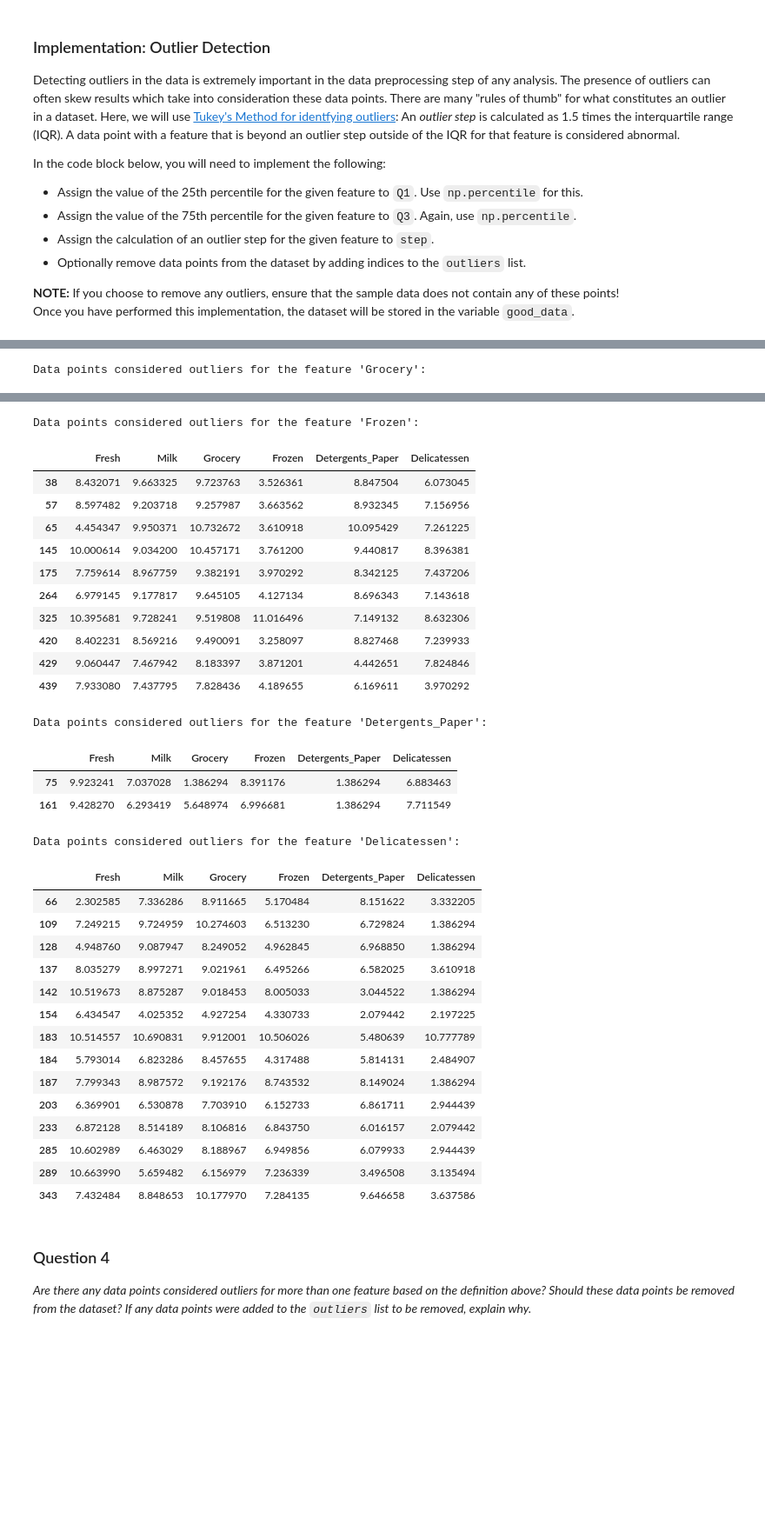
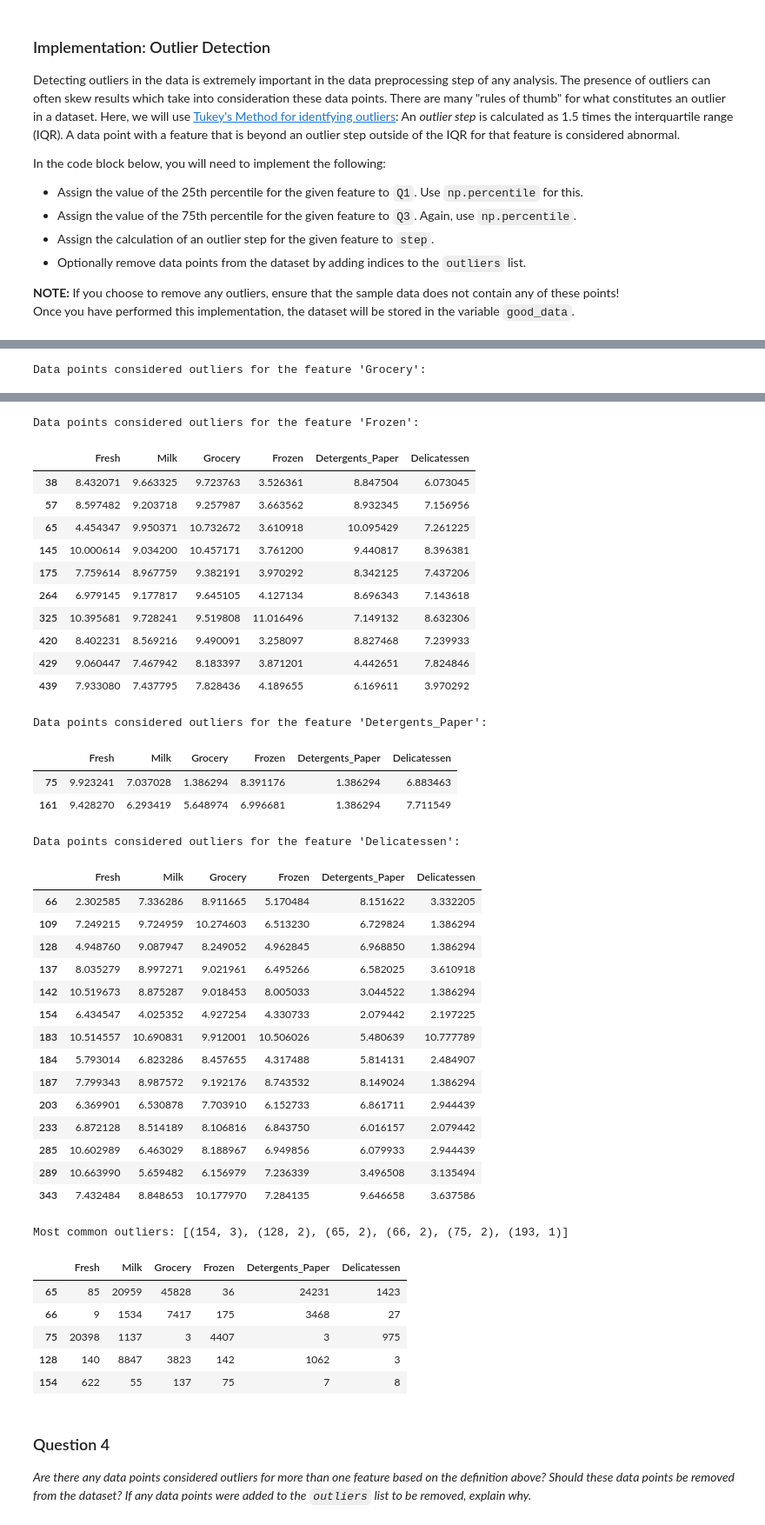
Before and after one commit to schorlem/customer_segments, a Jupyter notebook: customer_segments.ipynb, the cells around one changed output, grey strips where cells are left out. Shown: that part at 87% size. Cells and saved outputs as stored; diff of their text form; code cells hidden in the pictures; blank space fills up the shorter version.

```diff
--- a/customer_segments.ipynb
+++ b/customer_segments.ipynb
@@ -190,7 +230,9 @@ In the code block below, you will need to implement the following:
 **NOTE:** If you choose to remove any outliers, ensure that the sample data does not contain any of these points!
 Once you have performed this implementation, the dataset will be stored in the variable `good_data`.
 # %%
+from collections import Counter
 # For each feature find the data points with extreme high or low values
+cnt = Counter()
 for feature in log_data.keys():
 
     # TODO: Calculate Q1 (25th percentile of the data) for the given feature
@@ -205,12 +247,18 @@ for feature in log_data.keys():
     # Display the outliers
     print "Data points considered outliers for the feature '{}':".format(feature)
     display(log_data[~((log_data[feature] >= Q1 - step) & (log_data[feature] <= Q3 + step))])
+    cnt.update(log_data[~((log_data[feature] >= Q1 - step) & (log_data[feature] <= Q3 + step))].index.values)
+
+print("Most common outliers: {}").format(cnt.most_common(6))
+display(data.iloc[[65,66,75,128,154]])
 
 # OPTIONAL: Select the indices for data points you wish to remove
 outliers  = []
+test_outliers = [65, 66, 75, 128, 154]
 
 # Remove the outliers, if any were specified
 good_data = log_data.drop(log_data.index[outliers]).reset_index(drop = True)
+test_data = log_data.drop(log_data.index[test_outliers]).reset_index(drop = True)
 # %% [output]
 Data points considered outliers for the feature 'Fresh':
 |  | Fresh | Milk | Grocery | Frozen | Detergents_Paper | Delicatessen |
@@ -245,33 +293,40 @@ Data points considered outliers for the feature 'Frozen':
 | 38 | 8.432071 | 9.663325 | 9.723763 | 3.526361 | 8.847504 | 6.073045 |
 | 57 | 8.597482 | 9.203718 | 9.257987 | 3.663562 | 8.932345 | 7.156956 |
 | 65 | 4.454347 | 9.950371 | 10.732672 | 3.610918 | 10.095429 | 7.261225 |
 | 145 | 10.000614 | 9.034200 | 10.457171 | 3.761200 | 9.440817 | 8.396381 |
 | 175 | 7.759614 | 8.967759 | 9.382191 | 3.970292 | 8.342125 | 7.437206 |
 | 264 | 6.979145 | 9.177817 | 9.645105 | 4.127134 | 8.696343 | 7.143618 |
 | 325 | 10.395681 | 9.728241 | 9.519808 | 11.016496 | 7.149132 | 8.632306 |
 | 420 | 8.402231 | 8.569216 | 9.490091 | 3.258097 | 8.827468 | 7.239933 |
 | 429 | 9.060447 | 7.467942 | 8.183397 | 3.871201 | 4.442651 | 7.824846 |
 | 439 | 7.933080 | 7.437795 | 7.828436 | 4.189655 | 6.169611 | 3.970292 |
 Data points considered outliers for the feature 'Detergents_Paper':
 |  | Fresh | Milk | Grocery | Frozen | Detergents_Paper | Delicatessen |
 | 75 | 9.923241 | 7.037028 | 1.386294 | 8.391176 | 1.386294 | 6.883463 |
 | 161 | 9.428270 | 6.293419 | 5.648974 | 6.996681 | 1.386294 | 7.711549 |
 Data points considered outliers for the feature 'Delicatessen':
 |  | Fresh | Milk | Grocery | Frozen | Detergents_Paper | Delicatessen |
 | 66 | 2.302585 | 7.336286 | 8.911665 | 5.170484 | 8.151622 | 3.332205 |
 | 109 | 7.249215 | 9.724959 | 10.274603 | 6.513230 | 6.729824 | 1.386294 |
 | 128 | 4.948760 | 9.087947 | 8.249052 | 4.962845 | 6.968850 | 1.386294 |
 | 137 | 8.035279 | 8.997271 | 9.021961 | 6.495266 | 6.582025 | 3.610918 |
 | 142 | 10.519673 | 8.875287 | 9.018453 | 8.005033 | 3.044522 | 1.386294 |
 | 154 | 6.434547 | 4.025352 | 4.927254 | 4.330733 | 2.079442 | 2.197225 |
 | 183 | 10.514557 | 10.690831 | 9.912001 | 10.506026 | 5.480639 | 10.777789 |
 | 184 | 5.793014 | 6.823286 | 8.457655 | 4.317488 | 5.814131 | 2.484907 |
 | 187 | 7.799343 | 8.987572 | 9.192176 | 8.743532 | 8.149024 | 1.386294 |
 | 203 | 6.369901 | 6.530878 | 7.703910 | 6.152733 | 6.861711 | 2.944439 |
 | 233 | 6.872128 | 8.514189 | 8.106816 | 6.843750 | 6.016157 | 2.079442 |
 | 285 | 10.602989 | 6.463029 | 8.188967 | 6.949856 | 6.079933 | 2.944439 |
 | 289 | 10.663990 | 5.659482 | 6.156979 | 7.236339 | 3.496508 | 3.135494 |
 | 343 | 7.432484 | 8.848653 | 10.177970 | 7.284135 | 9.646658 | 3.637586 |
+Most common outliers: [(154, 3), (128, 2), (65, 2), (66, 2), (75, 2), (193, 1)]
+|  | Fresh | Milk | Grocery | Frozen | Detergents_Paper | Delicatessen |
+| 65 | 85 | 20959 | 45828 | 36 | 24231 | 1423 |
+| 66 | 9 | 1534 | 7417 | 175 | 3468 | 27 |
+| 75 | 20398 | 1137 | 3 | 4407 | 3 | 975 |
+| 128 | 140 | 8847 | 3823 | 142 | 1062 | 3 |
+| 154 | 622 | 55 | 137 | 75 | 7 | 8 |
 # %% [markdown]
 ### Question 4
 *Are there any data points considered outliers for more than one feature based on the definition above? Should these data points be removed from the dataset? If any data points were added to the `outliers` list to be removed, explain why.*
```
Also changed, not shown: parts of 7 cells of this notebook, 1 other file.
